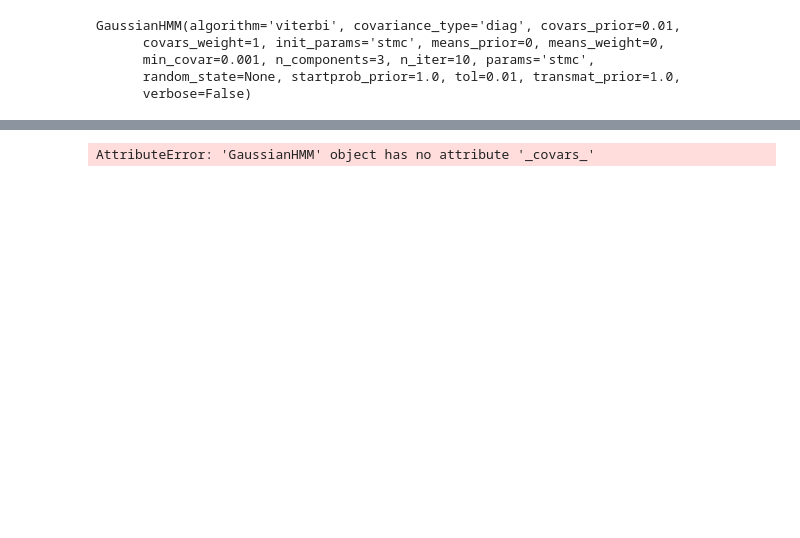
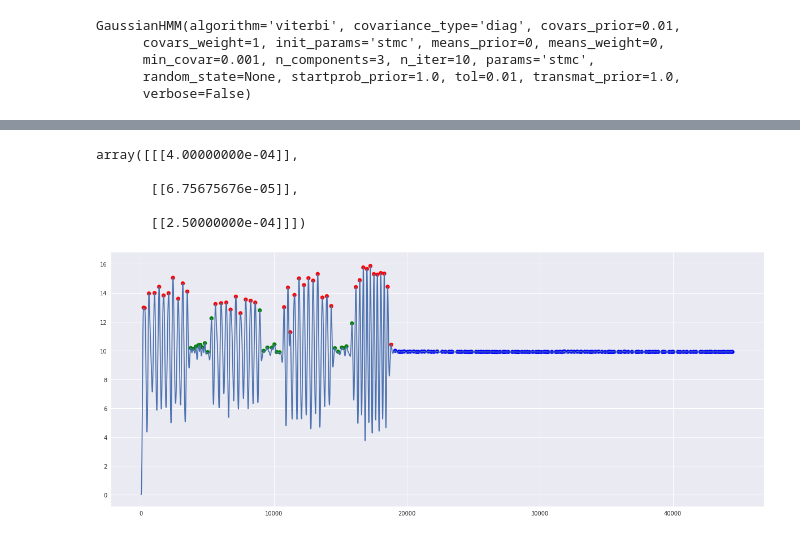
Before and after one commit to pdkit/pdkit, a Jupyter notebook: notebooks/hmm.ipynb, the cells around one changed output, grey strips where cells are left out. Cells and saved outputs as stored; diff of their text form; code cells hidden in the pictures; blank space fills up the shorter version.

```diff
--- a/notebooks/hmm.ipynb
+++ b/notebooks/hmm.ipynb
@@ -95,6 +132,10 @@ cls[64:] = 2
 # %%
-ghmm = hmm.GaussianHMM(n_components=3)
-ghmm.startprob_ = states.values
+ghmm = hmm.GaussianHMM(n_components=3,
+                       covariance_type='diag')
+
+ghmm.startprob_ = states_distrib.values
 ghmm.transmat_ = transitions.values
 ghmm.emissionprob_ = emissions.values
-ghmm.means_ = [[d[pk[cls == i]].mean()] for i in range(3)]
+
+ghmm.means_ = [[0], [1], [2]]
+ghmm.covars_ = [ [0.5], [0.5], [0.5] ]
@@ -105,5 +142,5 @@ ghmm.covars_ = []
 # %%
-ghmm.fit(d.reshape(-1, 1))
+ghmm.fit(cls.reshape(-1, 1))
 # %% [output]
 GaussianHMM(algorithm='viterbi', covariance_type='diag', covars_prior=0.01,
       covars_weight=1, init_params='stmc', means_prior=0, means_weight=0,
@@ -119,4 +156,12 @@ array([[ 9.89987878],
+# %%
+ghmm.covars_
+# %% [output]
+array([[[4.00000000e-04]],
+
+       [[6.75675676e-05]],
+
+       [[2.50000000e-04]]])
 # %%
-ghmm.decode(cls.reshape(-1, 1))
+plot_classes(d, ghmm.decode(cls.reshape(-1, 1))[1])
 # %% [output]
-AttributeError: 'GaussianHMM' object has no attribute '_covars_'
+[figure, added]
```
Also changed, not shown: parts of 42 cells of this notebook, 1 other file.
